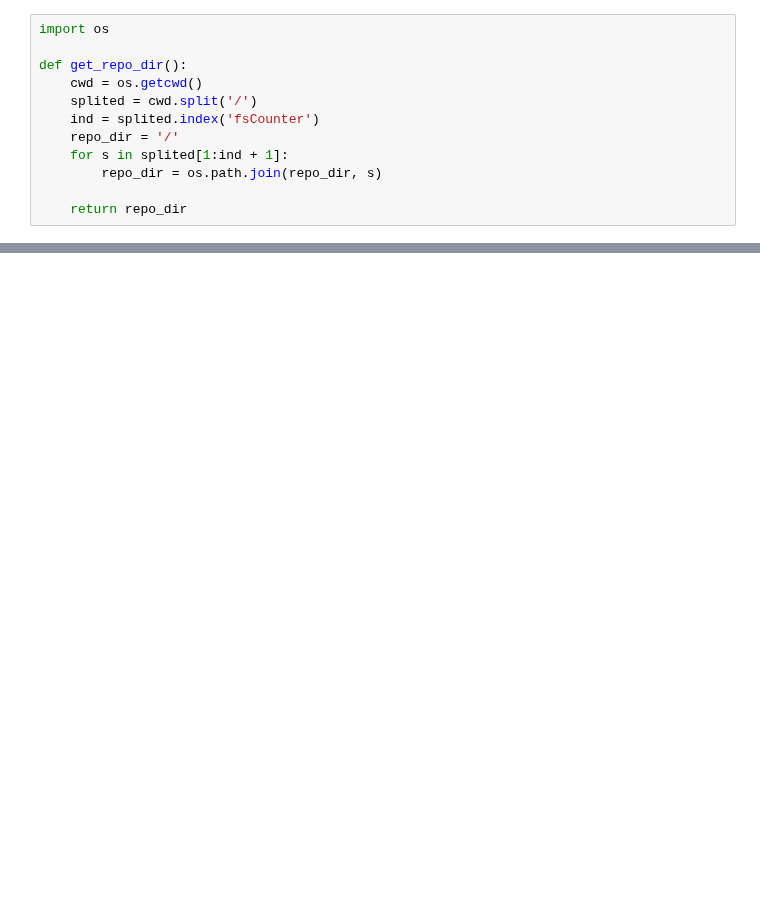
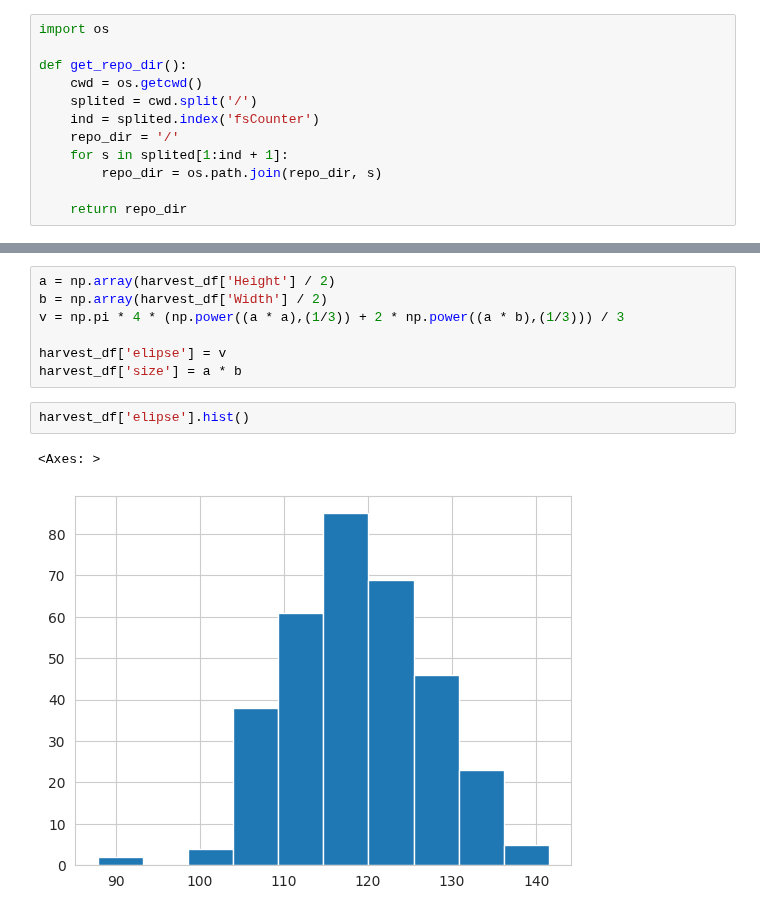
Before and after one commit to FruitSpec/fsCounter, a Jupyter notebook: vision/tools/jupyter_notebooks/Factor_analysis.ipynb, the cells around one changed output, grey strips where cells are left out. Drawn from its saved outputs; the diff is of its cells as text; blank space fills up the shorter version.

```diff
--- a/vision/tools/jupyter_notebooks/Factor_analysis.ipynb
+++ b/vision/tools/jupyter_notebooks/Factor_analysis.ipynb
@@ -305,0 +37,12 @@ block_20_df
+# %%
+a = np.array(harvest_df['Height'] / 2)
+b = np.array(harvest_df['Width'] / 2)
+v = np.pi * 4 * (np.power((a * a),(1/3)) + 2 * np.power((a * b),(1/3))) / 3
+
+harvest_df['elipse'] = v
+harvest_df['size'] = a * b
+# %%
+harvest_df['elipse'].hist()
+# %% [output]
+<Axes: >
+[figure, added]
```
Also changed, not shown: parts of 48 cells of this notebook, 3 other files.
